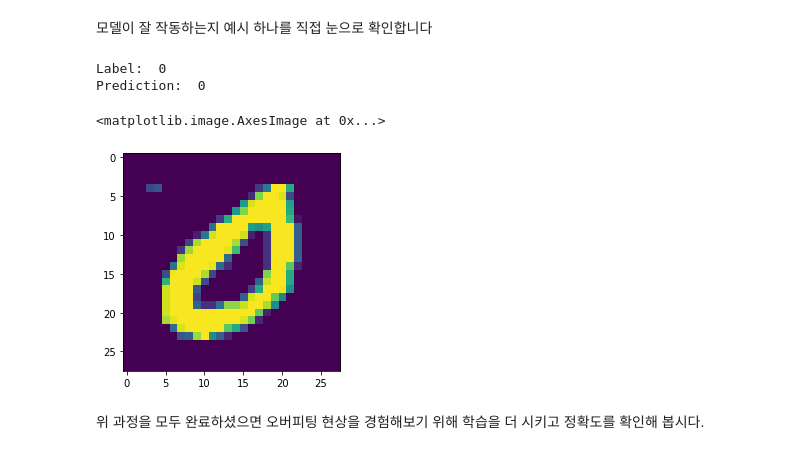
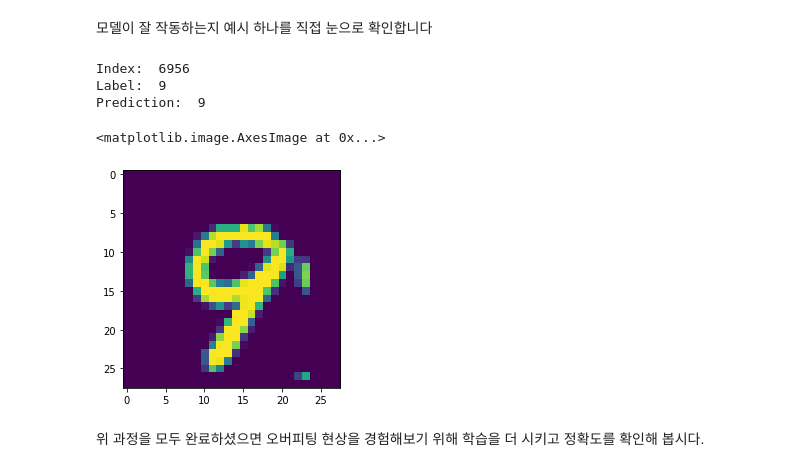
Before and after one commit to demul/lecture_bit202007, a Jupyter notebook: tutorial_tf1_day2.ipynb, the cells around one changed output. Cells and saved outputs as stored; diff of their text form; code cells hidden in the pictures.

```diff
--- a/tutorial_tf1_day2.ipynb
+++ b/tutorial_tf1_day2.ipynb
@@ -259,24 +252,27 @@ Accuracy: 0.8821
 # %% [markdown]
 모델이 잘 작동하는지 예시 하나를 직접 눈으로 확인합니다
 # %%
-r = random.randint(0, mnist.test.num_examples - 1)
+random_index = random.randint(0, mnist.test.num_examples - 1)
 # 랜덤한 값 하나를 고릅니다.
 
-print("Label: ", sess.run(tf.argmax(mnist.test.labels[r:r + 1], 1))[0])
+
+print("Index: ", random_index)
+print("Label: ", sess.run(tf.argmax(mnist.test.labels[random_index:random_index + 1], 1))[0])
 print("Prediction: ", sess.run(
-    tf.argmax(hypothesis, 1), feed_dict={X: mnist.test.images[r:r + 1], keep_prob: 1})[0])
+    tf.argmax(hypothesis, 1), feed_dict={X: mnist.test.images[random_index:random_index + 1], keep_prob: 1})[0])
 # 예측값과 정답을 비교해봅니다.
 # %% [output]
-Label:  0
-Prediction:  0
+Index:  6956
+Label:  9
+Prediction:  9
 # %%
 import matplotlib.pyplot as plt
 import numpy as np
 
-plt.imshow(mnist.test.images[r:r + 1].reshape(28, 28))
+plt.imshow(mnist.test.images[random_index:random_index + 1].reshape(28, 28))
 # 예측에 사용했던 숫자의 이미지를 시각화 해봅니다.
 # %% [output]
 <matplotlib.image.AxesImage at 0x...>
-[figure, old version]
+[figure, new version]
 # %% [markdown]
 위 과정을 모두 완료하셨으면 오버피팅 현상을 경험해보기 위해 학습을 더 시키고 정확도를 확인해 봅시다.
```
Also changed, not shown: parts of 5 cells of this notebook, 3 other files.
